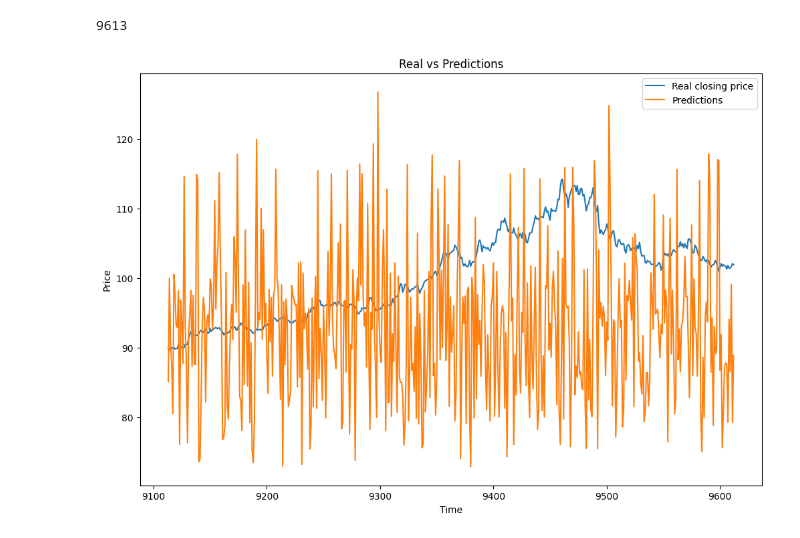
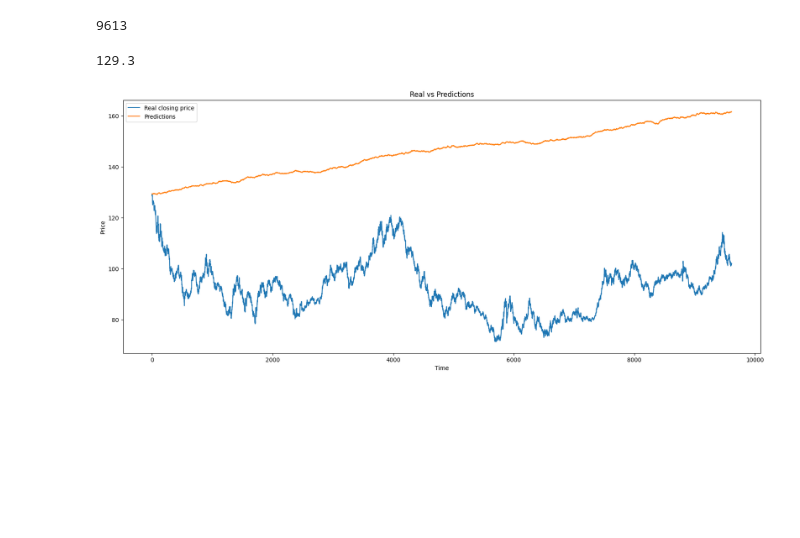
Before and after one commit to pyagoubi/Stuff, a Jupyter notebook: Untitled13.ipynb, the cells around one changed output. Drawn from its saved outputs; the diff is of its cells as text; code cells hidden in the pictures; blank space fills up the shorter version.

```diff
--- a/Untitled13.ipynb
+++ b/Untitled13.ipynb
@@ -329,18 +315,32 @@ len(predictions)
 len(tech_daily)
 # %% [output]
 9613
+# %%
+tech_daily = tech_daily[1:]
 # %%
-tech_daily['predictions'] = predictions
+tech_daily['return predictions'] = predictions
+# %%
+def calculate_prices(df):
+    prices = [df['close'].iloc[0]]
+    for ret in df['return predictions'].iloc[1:]:
+        prices.append(prices[-1] * (1 + ret))
+    return prices
+
+tech_daily['price prediction'] = calculate_prices(tech_daily)
+# %%
+tech_daily['close'].iloc[0]
+# %% [output]
+129.3
 # %%
-plotting_df = tech_daily[len(tech_daily)-500:]
+plotting_df = tech_daily[len(tech_daily)-len(tech_daily):]
 # %%
-plt.figure(figsize=(12, 8))
+plt.figure(figsize=(20, 8))
 plt.plot(plotting_df['close'], label='Real closing price')
-plt.plot(plotting_df['predictions'], label='Predictions')
+plt.plot(plotting_df['price prediction'], label='Predictions')
 plt.title('Real vs Predictions')
 plt.xlabel('Time')
 plt.ylabel('Price')
 plt.legend()
 plt.show()
 # %% [output]
-[figure, old version]
+[figure, new version]
```
Also changed, not shown: parts of 7 cells of this notebook.
